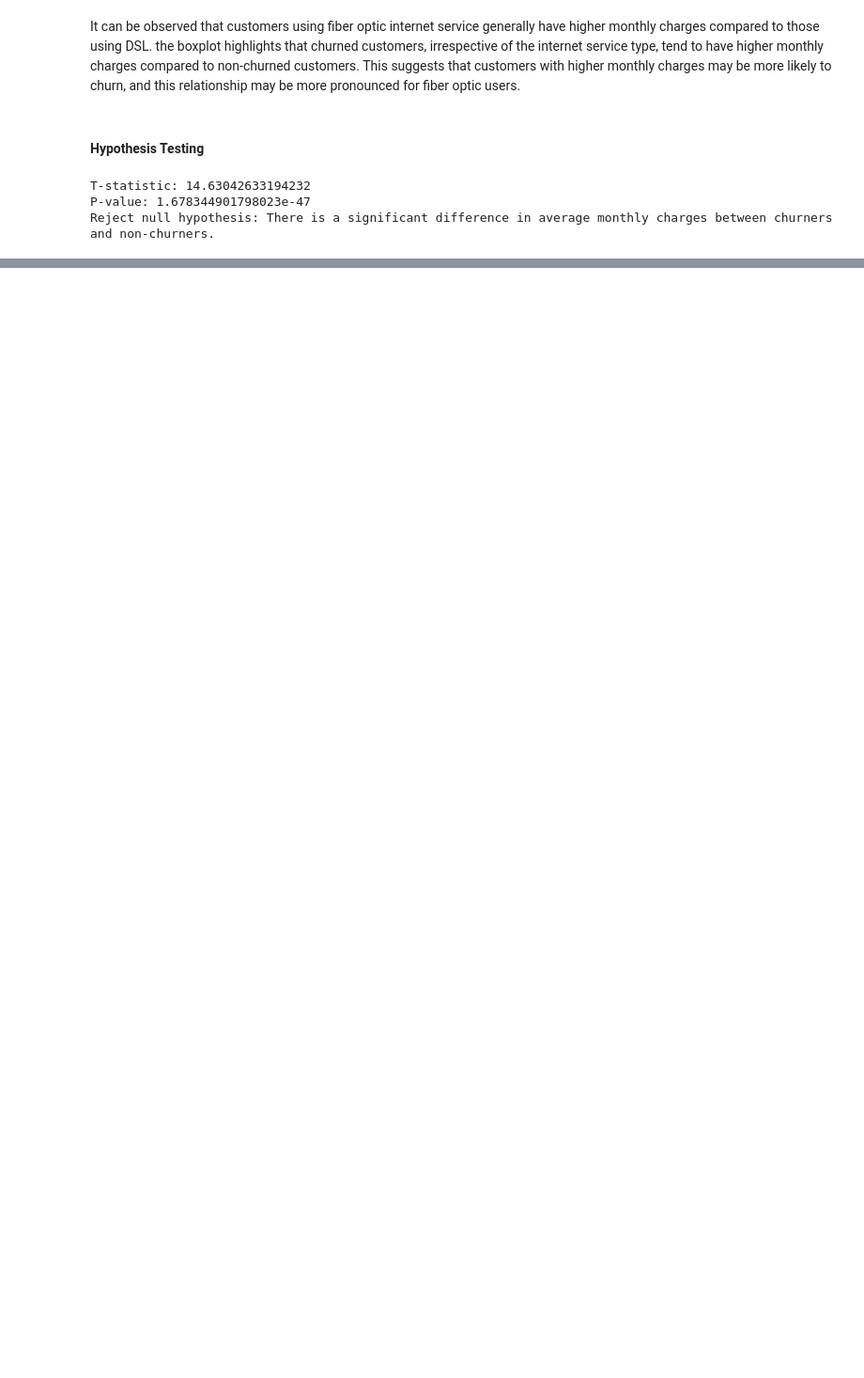
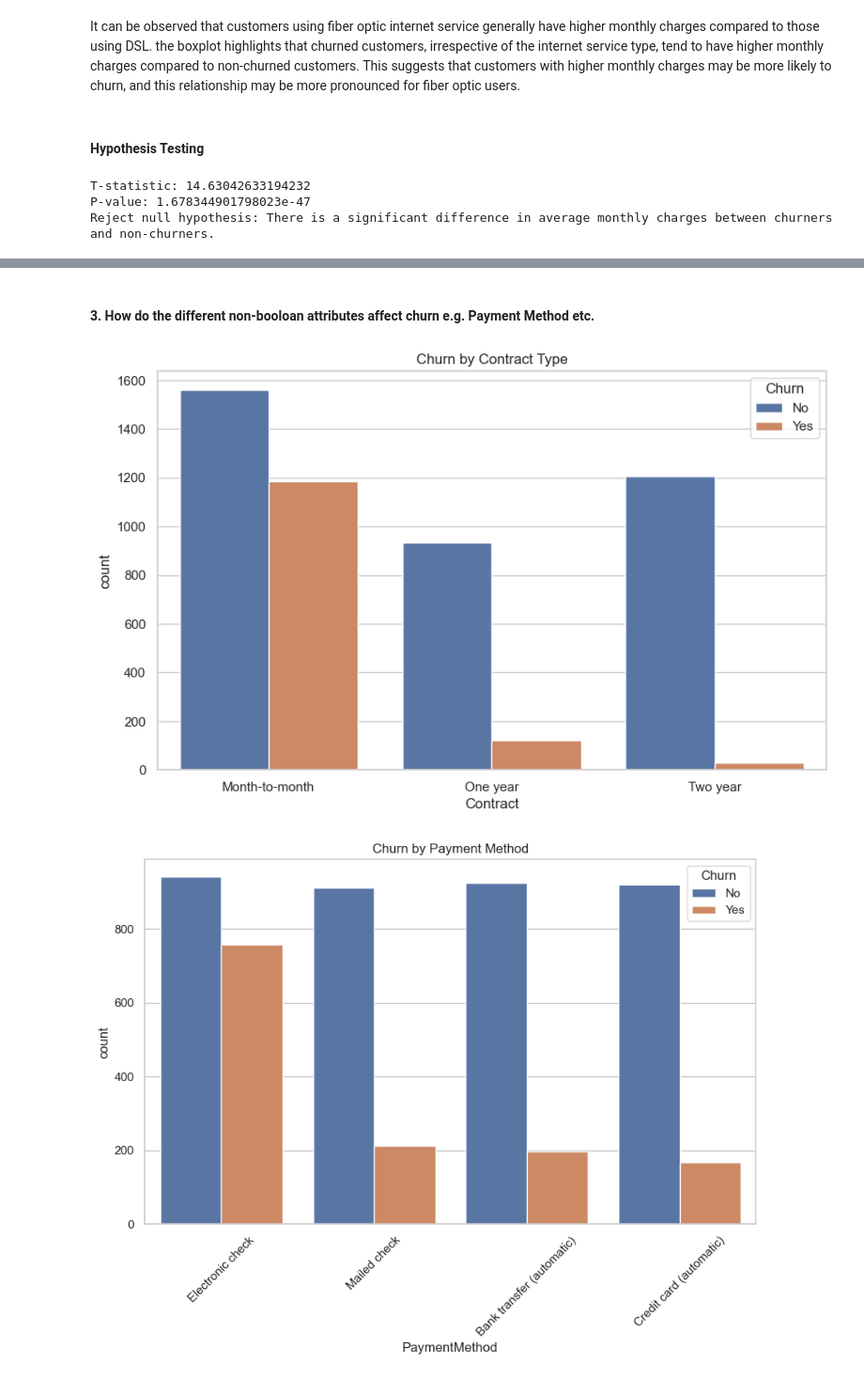
Before and after one commit to GeGe-K/Customer-Churn-Prediction, a Jupyter notebook: churn.ipynb, the cells around one changed output, grey strips where cells are left out. Shown: that part at 94% size. Cells and saved outputs as stored; diff of their text form; code cells hidden in the pictures; blank space fills up the shorter version.

```diff
--- a/churn.ipynb
+++ b/churn.ipynb
@@ -959,0 +1024,21 @@ Reject null hypothesis: There is a significant difference in average monthly cha
+# %% [markdown]
+#### 3. How do the different non-booloan attributes affect churn e.g. Payment Method etc.
+# %%
+# Setting up the visualization environment
+sns.set(style="whitegrid")
+
+# Bar plot for Contract vs Churn
+plt.figure(figsize=(10, 6))
+sns.countplot(x='Contract', hue='Churn', data=training_data)
+plt.title('Churn by Contract Type')
+plt.show()
+
+# Clustered bar plot for Payment Method vs Churn
+plt.figure(figsize=(10, 6))
+sns.countplot(x='PaymentMethod', hue='Churn', data=training_data)
+plt.title('Churn by Payment Method')
+plt.xticks(rotation=45)  # Rotate labels for better readability
+plt.show()
+# %% [output]
+[figure, added]
+[figure, added]
```
Also changed, not shown: parts of 21 cells of this notebook.
